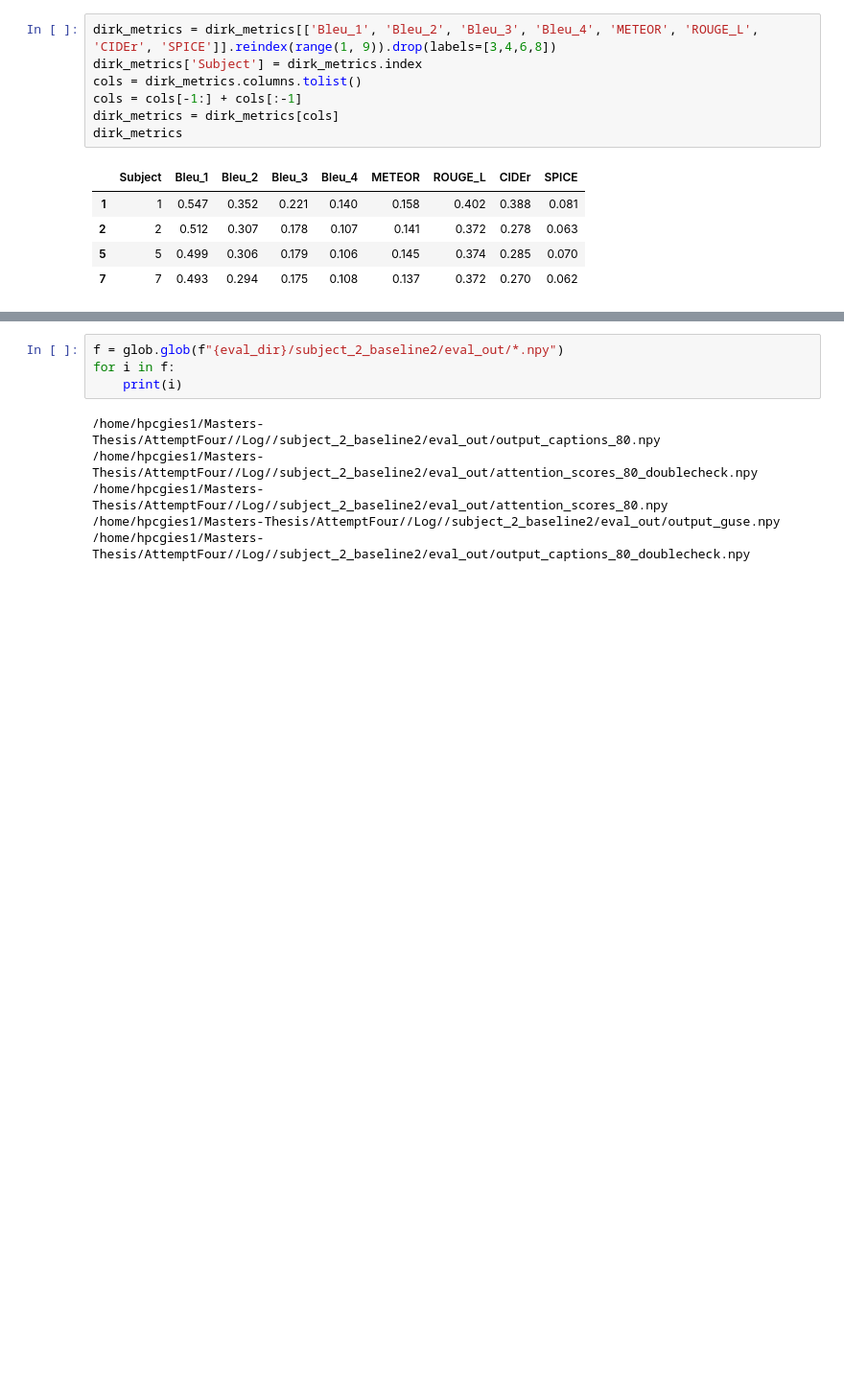
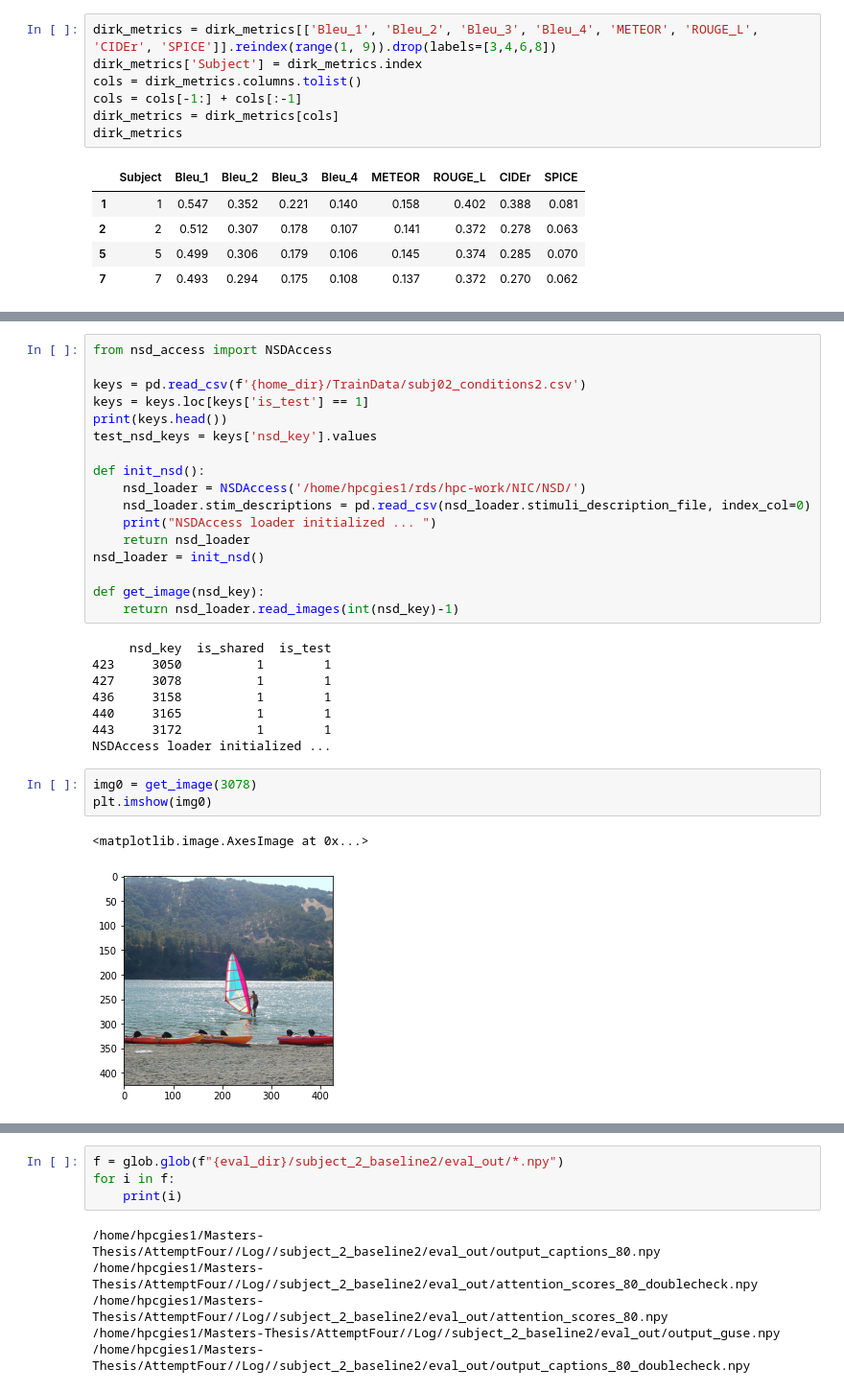
Before and after one commit to seang123/Masters-Thesis2, a Jupyter notebook: notebooks/2-Dirk-comparison.ipynb, the cells around one changed output, grey strips where cells are left out. Shown at 96% size. Cells and saved outputs as stored; diff of their text form; blank space fills up the shorter version.

```diff
--- a/notebooks/2-Dirk-comparison.ipynb
+++ b/notebooks/2-Dirk-comparison.ipynb
@@ -58,0 +82,31 @@ data[models[0]][0]
+# %%
+from nsd_access import NSDAccess
+
+keys = pd.read_csv(f'{home_dir}/TrainData/subj02_conditions2.csv')
+keys = keys.loc[keys['is_test'] == 1]
+print(keys.head())
+test_nsd_keys = keys['nsd_key'].values
+
+def init_nsd():
+    nsd_loader = NSDAccess('/home/hpcgies1/rds/hpc-work/NIC/NSD/')
+    nsd_loader.stim_descriptions = pd.read_csv(nsd_loader.stimuli_description_file, index_col=0)
+    print("NSDAccess loader initialized ... ")
+    return nsd_loader
+nsd_loader = init_nsd()
+
+def get_image(nsd_key):
+    return nsd_loader.read_images(int(nsd_key)-1)
+# %% [output]
+     nsd_key  is_shared  is_test
+423     3050          1        1
+427     3078          1        1
+436     3158          1        1
+440     3165          1        1
+443     3172          1        1
+NSDAccess loader initialized ...
+# %%
+img0 = get_image(3078)
+plt.imshow(img0)
+# %% [output]
+<matplotlib.image.AxesImage at 0x...>
+[figure, added]
```
Also changed, not shown: parts of 17 cells of this notebook, 13 other files.
